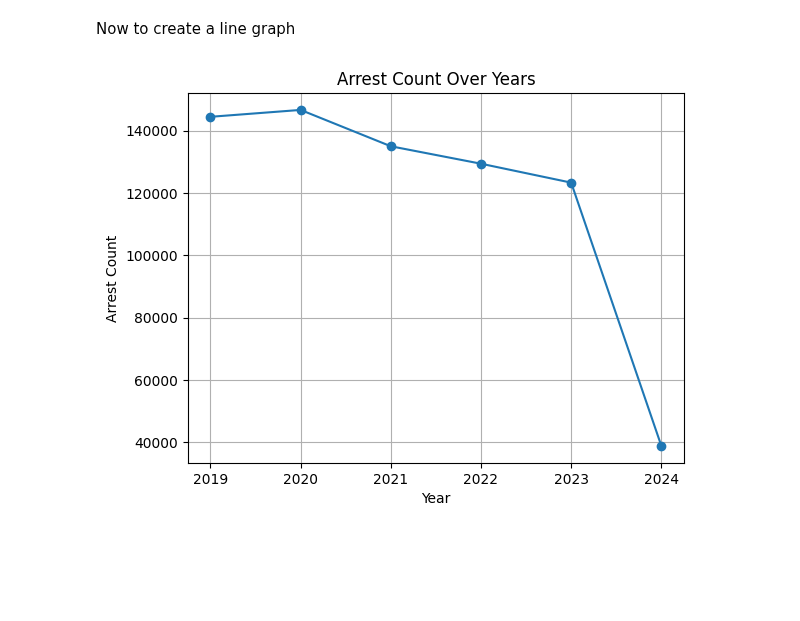
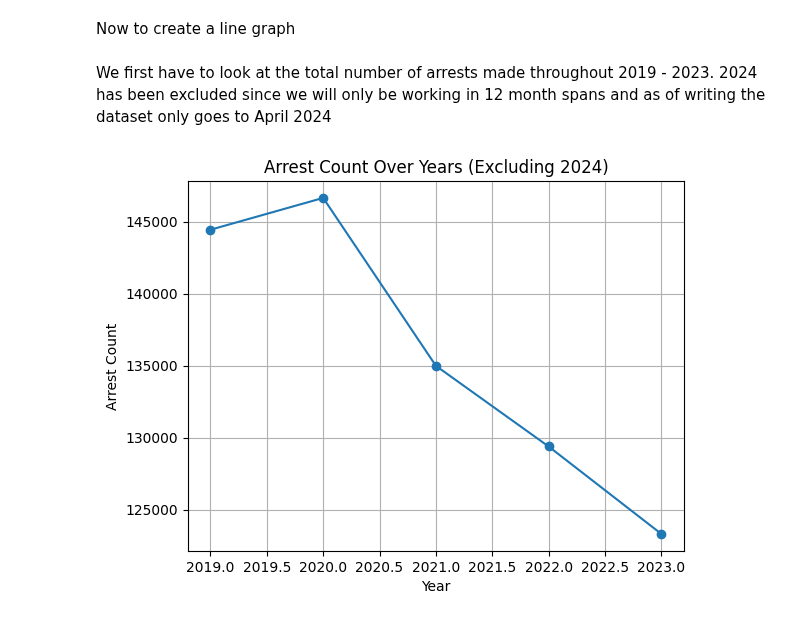
Before and after one commit to Ozan797/Crime-Visualiser, a Jupyter notebook: Arrests.ipynb, the cells around one changed output. Cells and saved outputs as stored; diff of their text form; code cells hidden in the pictures; blank space fills up the shorter version.

```diff
--- a/Arrests.ipynb
+++ b/Arrests.ipynb
@@ -88,20 +88,25 @@ df.head()
 | 4 | 2019 | 1 | January | Female | Adult | Asian | ... |
 # %% [markdown]
 Now to create a line graph
+# %% [markdown]
+We first have to look at the total number of arrests made throughout 2019 - 2023. 2024 has been excluded since we will only be working in 12 month spans and as of writing the dataset only goes to April 2024
 # %%
-# Group data by arrest year and calculate the sum of arrest counts
-arrests_per_year = df.groupby('Arrest Year')['Arrest Count'].sum()
+# Filter out data for the year 2024
+df_filtered = df[df['Arrest Year'] != 2024]
+
+# Group filtered data by arrest year and calculate the sum of arrest counts
+arrests_per_year = df_filtered.groupby('Arrest Year')['Arrest Count'].sum()
 
 # Plot the data
 plt.plot(arrests_per_year.index, arrests_per_year.values, marker='o', linestyle='-')
 
 # Customize the plot
-plt.title('Arrest Count Over Years')
+plt.title('Arrest Count Over Years (Excluding 2024)')
 plt.xlabel('Year')
 plt.ylabel('Arrest Count')
 plt.grid(True)
 
 # Show the plot
 plt.show()
 # %% [output]
-[figure, old version]
+[figure, new version]
```
Also changed, not shown: parts of 5 cells of this notebook.
